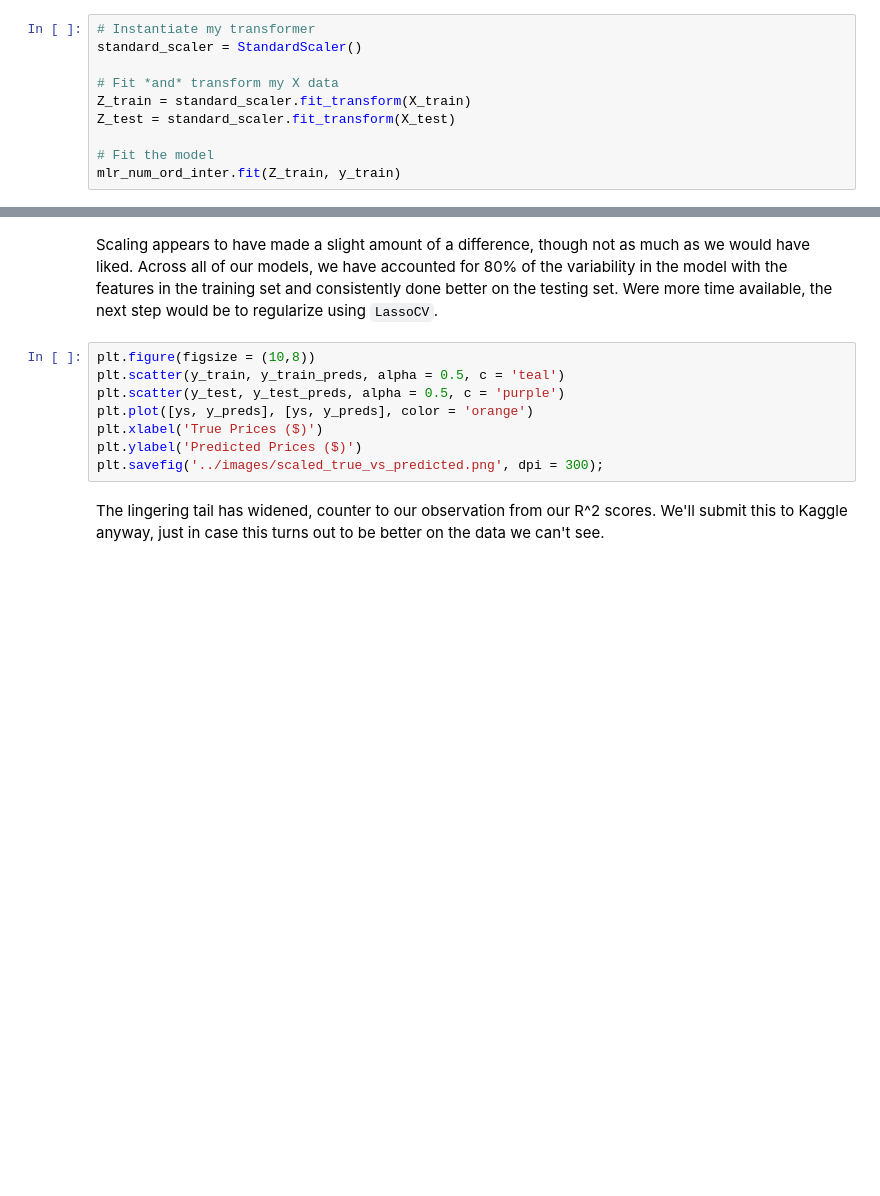
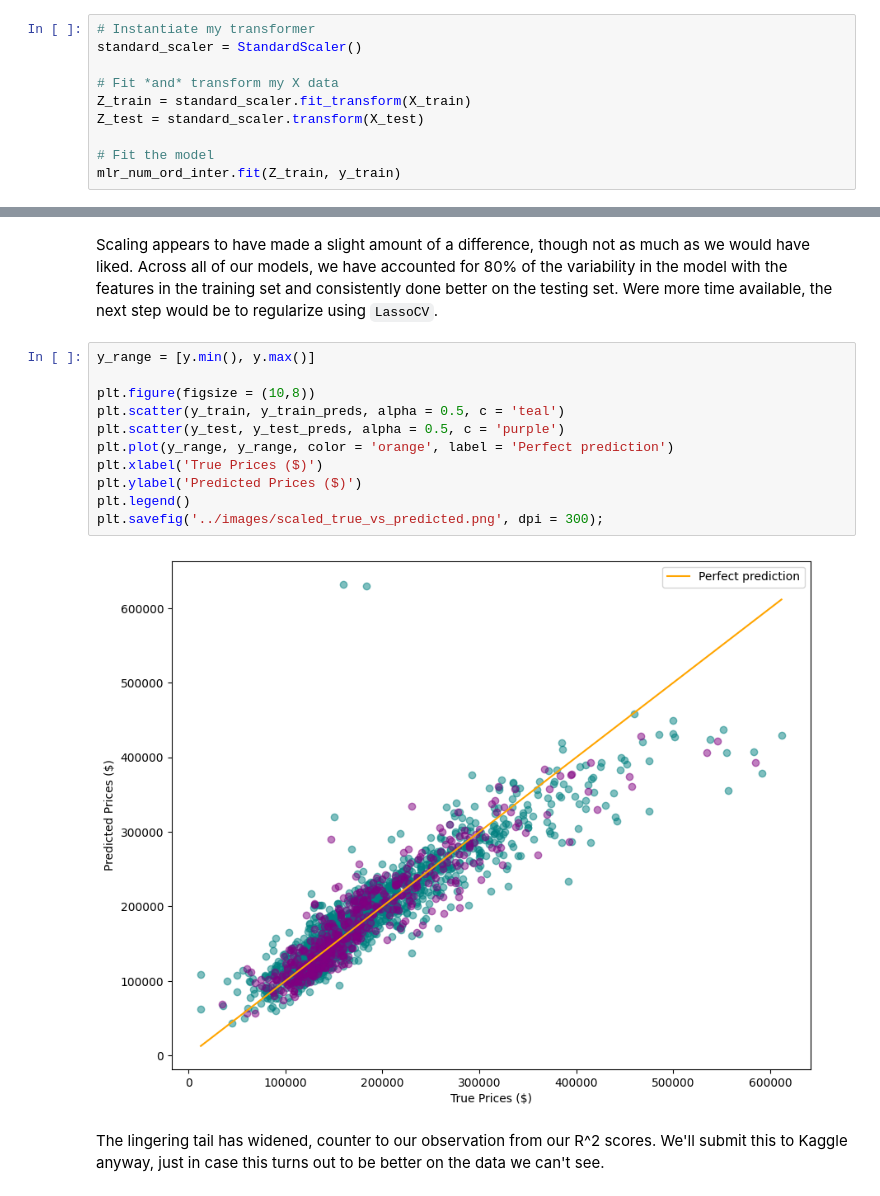
Before and after one commit to dmehta94/project-2-ames-housing-prediction, a Jupyter notebook: code/Project-2-Deval.ipynb, the cells around one changed output, grey strips where cells are left out. Drawn from its saved outputs; the diff is of its cells as text; blank space fills up the shorter version.

```diff
--- a/code/Project-2-Deval.ipynb
+++ b/code/Project-2-Deval.ipynb
@@ -865,7 +849,7 @@ standard_scaler = StandardScaler()
 
 # Fit *and* transform my X data
 Z_train = standard_scaler.fit_transform(X_train)
-Z_test = standard_scaler.fit_transform(X_test)
+Z_test = standard_scaler.transform(X_test)
 
 # Fit the model
 mlr_num_ord_inter.fit(Z_train, y_train)
@@ -880,13 +871,18 @@ print(f'R^2 on the testing set: {mlr_num_ord_inter.score(Z_test, y_test)}')
 # %% [markdown]
 Scaling appears to have made a slight amount of a difference, though not as much as we would have liked. Across all of our models, we have accounted for 80\% of the variability in the model with the features in the training set and consistently done better on the testing set. Were more time available, the next step would be to regularize using `LassoCV`.
 # %%
+y_range = [y.min(), y.max()]
+
 plt.figure(figsize = (10,8))
 plt.scatter(y_train, y_train_preds, alpha = 0.5, c = 'teal')
 plt.scatter(y_test, y_test_preds, alpha = 0.5, c = 'purple')
-plt.plot([ys, y_preds], [ys, y_preds], color = 'orange')
+plt.plot(y_range, y_range, color = 'orange', label = 'Perfect prediction')
 plt.xlabel('True Prices ($)')
 plt.ylabel('Predicted Prices ($)')
+plt.legend()
 plt.savefig('../images/scaled_true_vs_predicted.png', dpi = 300);
+# %% [output]
+[figure, added]
 # %% [markdown]
 The lingering tail has widened, counter to our observation from our R^2 scores. We'll submit this to Kaggle anyway, just in case this turns out to be better on the data we can't see.
 # %%
```
Also changed, not shown: parts of 22 cells of this notebook.
